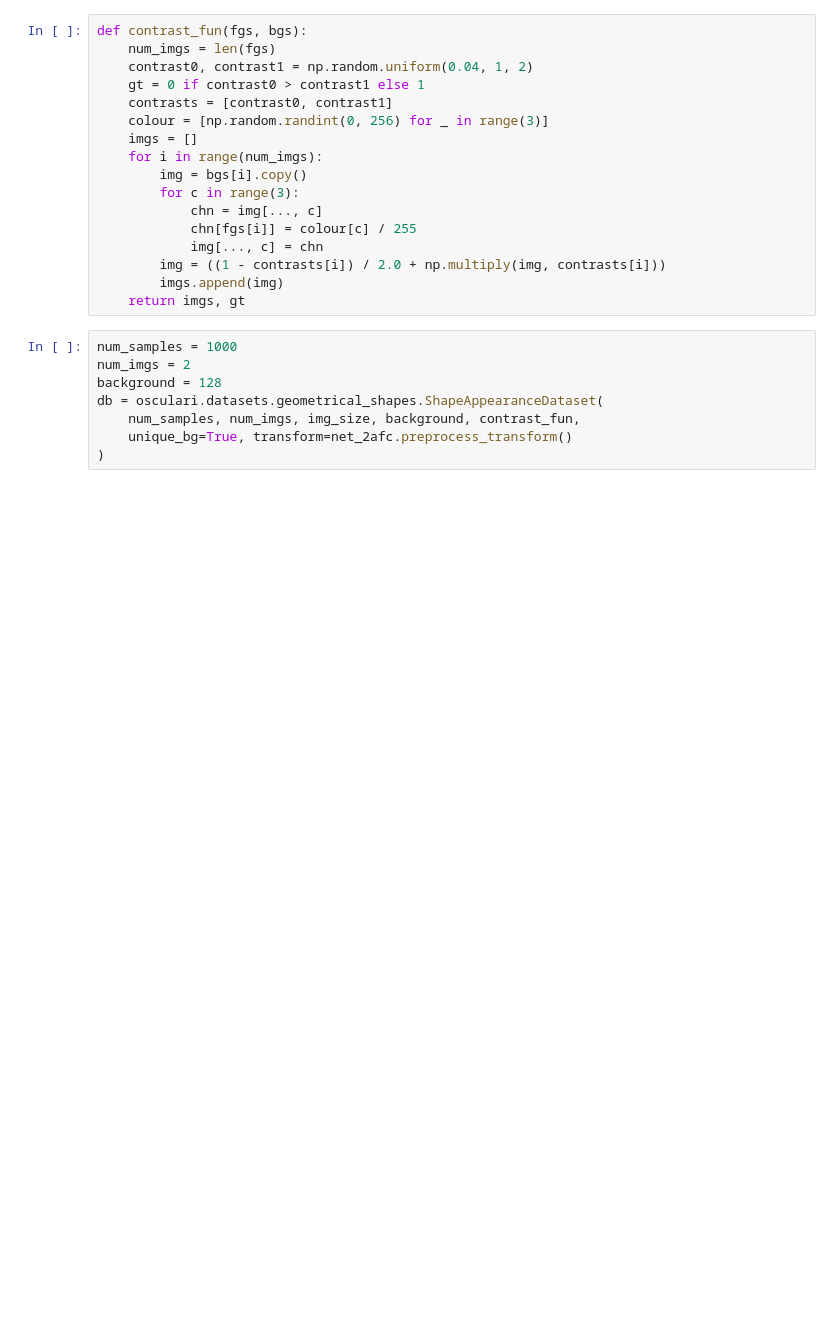
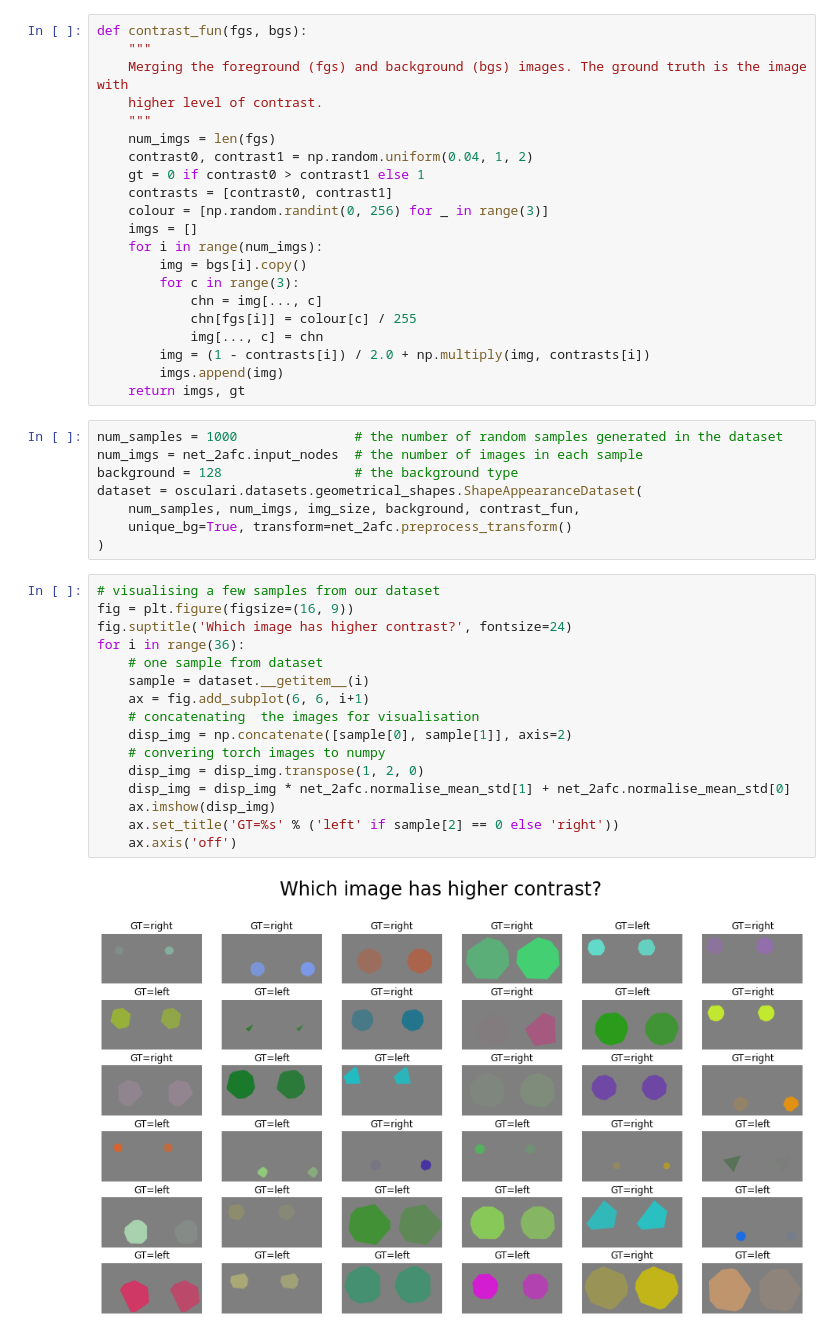
Before and after one commit to ArashAkbarinia/osculari, a Jupyter notebook: docs/source/notebooks/quick_start.ipynb, the cells around one changed output. Cells and saved outputs as stored; diff of their text form; blank space fills up the shorter version.

```diff
--- a/docs/source/notebooks/quick_start.ipynb
+++ b/docs/source/notebooks/quick_start.ipynb
@@ -32,5 +57,9 @@ net_2afc = osculari.models.cat_paradigm_2afc(**readout_kwargs, **classifier_kwar
 # %%
 def contrast_fun(fgs, bgs):
+    """
+    Merging the foreground (fgs) and background (bgs) images. The ground truth is the image with
+    higher level of contrast.
+    """
     num_imgs = len(fgs)
     contrast0, contrast1 = np.random.uniform(0.04, 1, 2)
     gt = 0 if contrast0 > contrast1 else 1
@@ -43,16 +72,34 @@ def contrast_fun(fgs, bgs):
             chn = img[..., c]
             chn[fgs[i]] = colour[c] / 255
             img[..., c] = chn
-        img = ((1 - contrasts[i]) / 2.0 + np.multiply(img, contrasts[i]))
+        img = (1 - contrasts[i]) / 2.0 + np.multiply(img, contrasts[i])
         imgs.append(img)
     return imgs, gt
 # %%
-num_samples = 1000
-num_imgs = 2
-background = 128
-db = osculari.datasets.geometrical_shapes.ShapeAppearanceDataset(
+num_samples = 1000               # the number of random samples generated in the dataset
+num_imgs = net_2afc.input_nodes  # the number of images in each sample
+background = 128                 # the background type
+dataset = osculari.datasets.geometrical_shapes.ShapeAppearanceDataset(
     num_samples, num_imgs, img_size, background, contrast_fun,
     unique_bg=True, transform=net_2afc.preprocess_transform()
 )
+# %%
+# visualising a few samples from our dataset
+fig = plt.figure(figsize=(16, 9))
+fig.suptitle('Which image has higher contrast?', fontsize=24)
+for i in range(36):
+    # one sample from dataset
+    sample = dataset.__getitem__(i)
+    ax = fig.add_subplot(6, 6, i+1)
+    # concatenating  the images for visualisation
+    disp_img = np.concatenate([sample[0], sample[1]], axis=2)
+    # convering torch images to numpy
+    disp_img = disp_img.transpose(1, 2, 0)
+    disp_img = disp_img * net_2afc.normalise_mean_std[1] + net_2afc.normalise_mean_std[0]
+    ax.imshow(disp_img)
+    ax.set_title('GT=%s' % ('left' if sample[2] == 0 else 'right'))
+    ax.axis('off')
+# %% [output]
+[figure, added]
 # %% [markdown]
 ## Linear Probe
```
Also changed, not shown: parts of 17 cells of this notebook, 3 other files.
